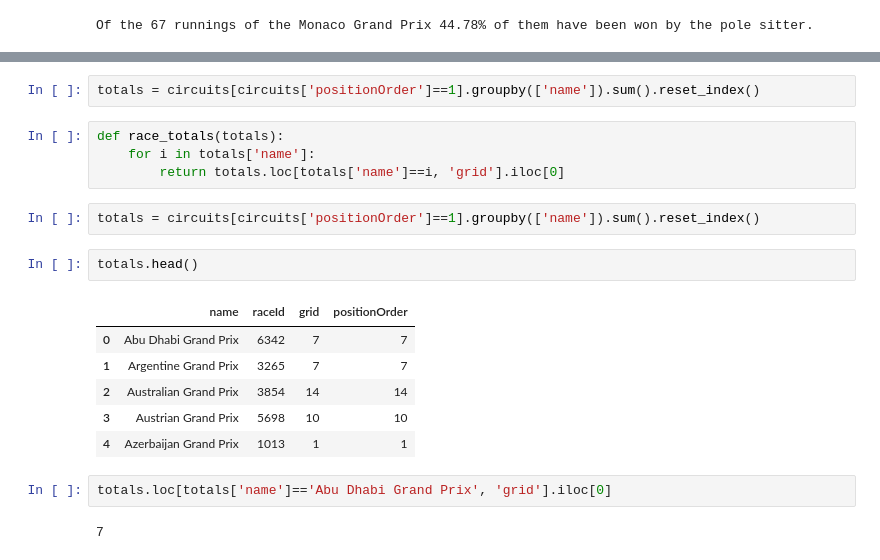
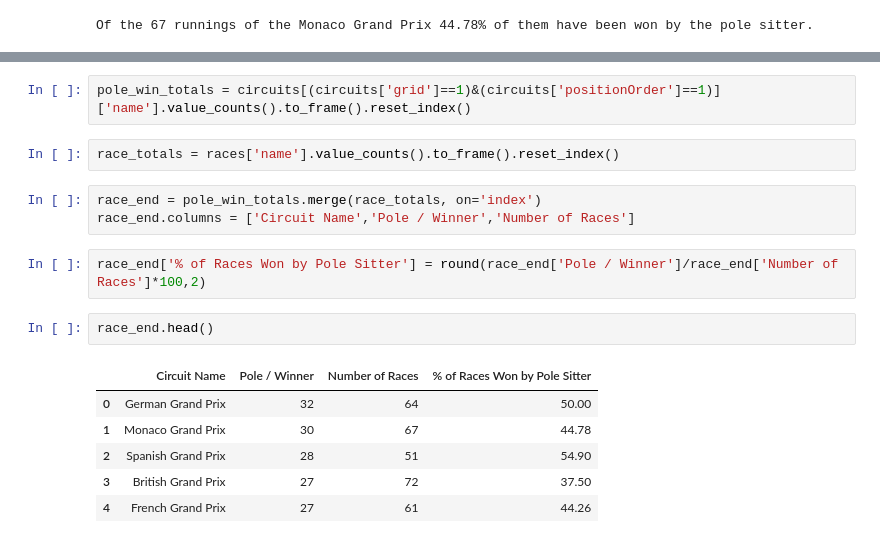
Before and after one commit to jabsneve/F1_mini_project, a Jupyter notebook: Formula 1/Formula_1.ipynb, the cells around one changed output, grey strips where cells are left out. Saved outputs shown, nothing was run; the diff lists cells and outputs as text.

```diff
--- a/Formula 1/Formula_1.ipynb
+++ b/Formula 1/Formula_1.ipynb
@@ -313,21 +309,18 @@ Of the 67 runnings of the Monaco Grand Prix 44.78% of them have been won by the
 # %%
-totals = circuits[circuits['positionOrder']==1].groupby(['name']).sum().reset_index()
+pole_win_totals = circuits[(circuits['grid']==1)&(circuits['positionOrder']==1)]['name'].value_counts().to_frame().reset_index()
-# %%
-def race_totals(totals):
-    for i in totals['name']:
-        return totals.loc[totals['name']==i, 'grid'].iloc[0]
-# %%
-totals = circuits[circuits['positionOrder']==1].groupby(['name']).sum().reset_index()
+# %%
+race_totals = races['name'].value_counts().to_frame().reset_index()
+# %%
+race_end = pole_win_totals.merge(race_totals, on='index')
+race_end.columns = ['Circuit Name','Pole / Winner','Number of Races']
+# %%
+race_end['% of Races Won by Pole Sitter'] = round(race_end['Pole / Winner']/race_end['Number of Races']*100,2)
 # %%
-totals.head()
+race_end.head()
 # %% [output]
-|  | name | raceId | grid | positionOrder |
-| 0 | Abu Dhabi Grand Prix | 6342 | 7 | 7 |
-| 1 | Argentine Grand Prix | 3265 | 7 | 7 |
-| 2 | Australian Grand Prix | 3854 | 14 | 14 |
-| 3 | Austrian Grand Prix | 5698 | 10 | 10 |
-| 4 | Azerbaijan Grand Prix | 1013 | 1 | 1 |
+|  | Circuit Name | Pole / Winner | Number of Races | % of Races Won by Pole Sitter |
+| 0 | German Grand Prix | 32 | 64 | 50.00 |
+| 1 | Monaco Grand Prix | 30 | 67 | 44.78 |
+| 2 | Spanish Grand Prix | 28 | 51 | 54.90 |
+| 3 | British Grand Prix | 27 | 72 | 37.50 |
+| 4 | French Grand Prix | 27 | 61 | 44.26 |
-# %%
-totals.loc[totals['name']=='Abu Dhabi Grand Prix', 'grid'].iloc[0]
-# %% [output]
-7
```
Also changed, not shown: parts of 5 cells of this notebook.
